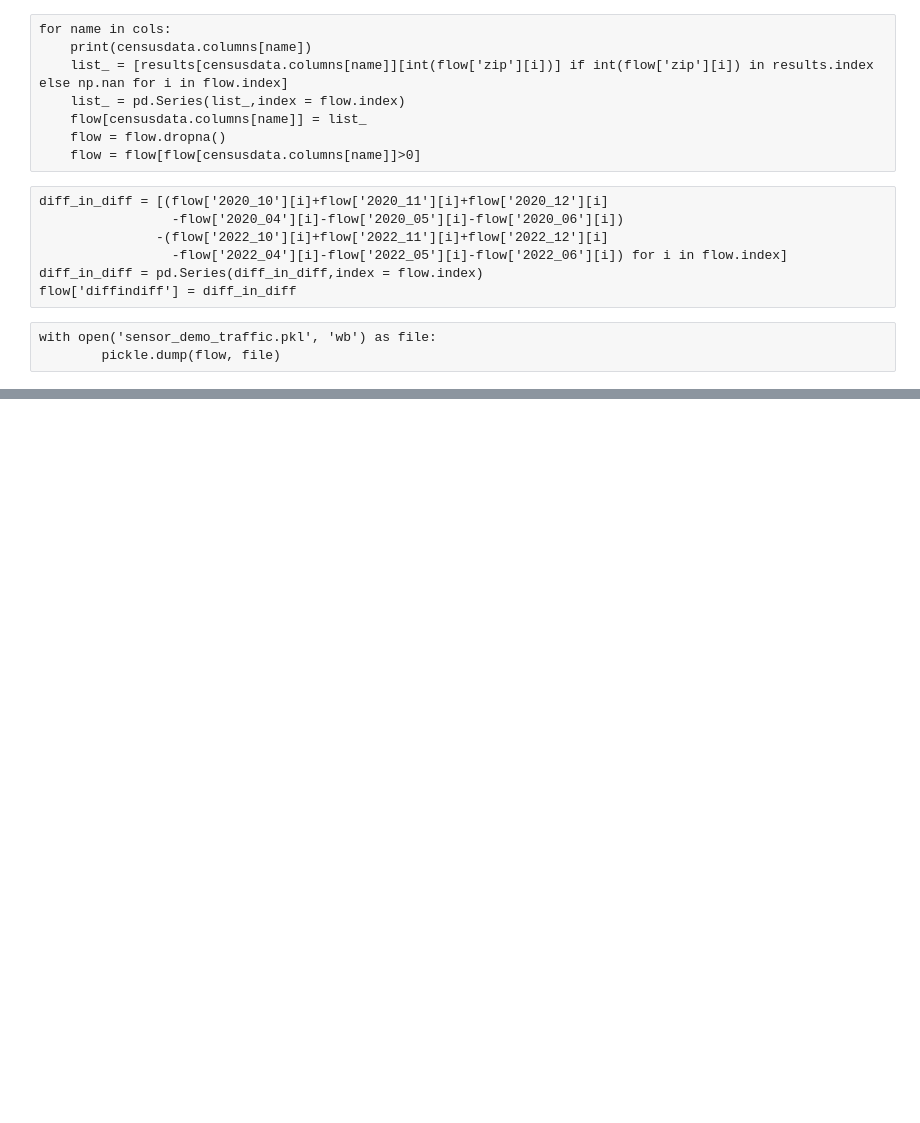
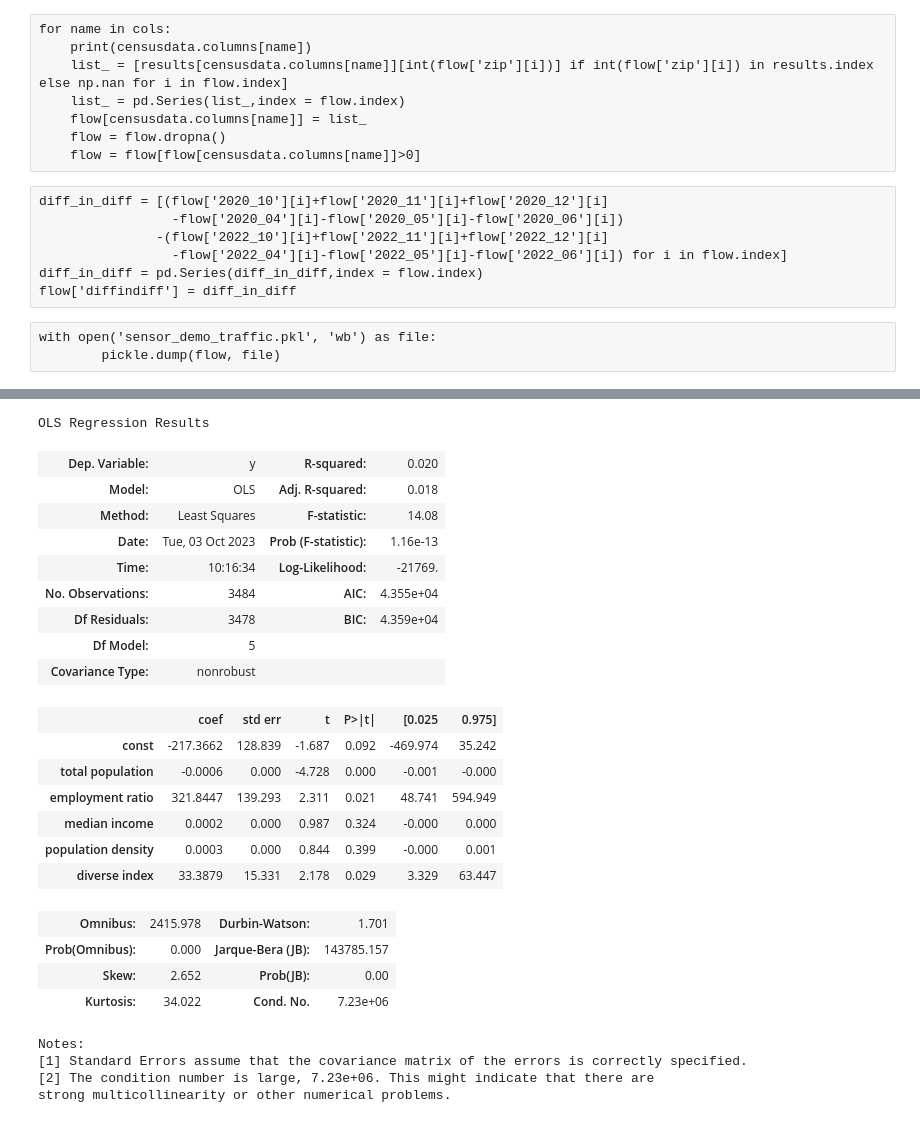
Before and after one commit to suyanpengzhang/Traffic-Analysis, a Jupyter notebook: Regression Sensors.ipynb, the cells around one changed output, grey strips where cells are left out. Cells and saved outputs as stored; diff of their text form; code cells hidden in the pictures; blank space fills up the shorter version.

```diff
--- a/Regression Sensors.ipynb
+++ b/Regression Sensors.ipynb
@@ -16,9 +12,8 @@ Intel MKL WARNING: Support of Intel(R) Streaming SIMD Extensions 4.2 (Intel(R) S
 # %%
-file_path = f'monthly_data/regression_data_sensor.pkl'
-with open(file_path, 'rb') as file:
-    flow=pickle.load(file)
-censusdata = pickle.load( open( "diff_in_diff.p", "rb" ) )
-new = censusdata.groupby(['zipcode'])
-results = new.sum()
-
-flow = pickle.load( open( "sensor_demo_traffic.pkl", "rb" ) )
+#file_path = 'monthly_data/regression_data_sensor.pkl'
+#with open(file_path, 'rb') as file:
+#    flow=pickle.load(file)
+#censusdata = pickle.load( open( "diff_in_diff.p", "rb" ) )
+#new = censusdata.groupby(['zipcode'])
+#results = new.sum()
+flow = pd.read_pickle("sensor_demo_traffic.pkl" )
@@ -135,0 +196,20 @@ lr1.summary(xname=['const','total population', 'employment ratio','median income
+# %%
+data1p = [i for i in flow['total']]
+data1e = [i for i in flow['employed_ratio']]
+data1i = [i for i in flow['median income (dollars)']]
+data1d = [i for i in flow['population density']]
+data1di = [i for i in flow['diverse index']]
+
+data1traffic = np.array([i for i in flow['diffindiff']])
+
+#train = np.array([data1p,data1e,data1i,data1w,data1b,data1a,data1h,data1d,data1di,
+#                  data1c1,data1c2,data1c3,data1c4,data1c5,data1c6,
+#                  data1cl1,data1cl2,data1cl3,data1car]).T
+train = np.array([data1p,data1e,data1i,data1d,data1di]).T
+
+train = sm.add_constant(train)
+lr1 = sm.OLS(data1traffic ,train).fit()
+
+#lr1.summary(xname=['const','total population', 'employment ratio','median income', 'hispanic proportion', 'black proportion', 'asian proportion', 'other proportion','population density','diverse index','drove alone','carpool','public','walked','at home','time','private wage','government','self','cars'])
+lr1.summary(xname=['const','total population', 'employment ratio','median income','population density','diverse index'])
+# %% [output]
@@ -135,0 +217,25 @@ lr1.summary(xname=['const','total population', 'employment ratio','median income
+OLS Regression Results
+| Dep. Variable: | y | R-squared: | 0.020 |
+| Model: | OLS | Adj. R-squared: | 0.018 |
+| Method: | Least Squares | F-statistic: | 14.08 |
+| Date: | Tue, 03 Oct 2023 | Prob (F-statistic): | 1.16e-13 |
+| Time: | 10:16:34 | Log-Likelihood: | -21769. |
+| No. Observations: | 3484 | AIC: | 4.355e+04 |
+| Df Residuals: | 3478 | BIC: | 4.359e+04 |
+| Df Model: | 5 |  |  |
+| Covariance Type: | nonrobust |  |  |
+|  | coef | std err | t | P>|t| | [0.025 | 0.975] |
+| const | -217.3662 | 128.839 | -1.687 | 0.092 | -469.974 | 35.242 |
+| total population | -0.0006 | 0.000 | -4.728 | 0.000 | -0.001 | -0.000 |
+| employment ratio | 321.8447 | 139.293 | 2.311 | 0.021 | 48.741 | 594.949 |
+| median income | 0.0002 | 0.000 | 0.987 | 0.324 | -0.000 | 0.000 |
+| population density | 0.0003 | 0.000 | 0.844 | 0.399 | -0.000 | 0.001 |
+| diverse index | 33.3879 | 15.331 | 2.178 | 0.029 | 3.329 | 63.447 |
+| Omnibus: | 2415.978 | Durbin-Watson: | 1.701 |
+| Prob(Omnibus): | 0.000 | Jarque-Bera (JB): | 143785.157 |
+| Skew: | 2.652 | Prob(JB): | 0.00 |
+| Kurtosis: | 34.022 | Cond. No. | 7.23e+06 |
+Notes:
+[1] Standard Errors assume that the covariance matrix of the errors is correctly specified.
+[2] The condition number is large, 7.23e+06. This might indicate that there are
+strong multicollinearity or other numerical problems.
```
Also changed, not shown: parts of 11 cells of this notebook, 2 other files.
